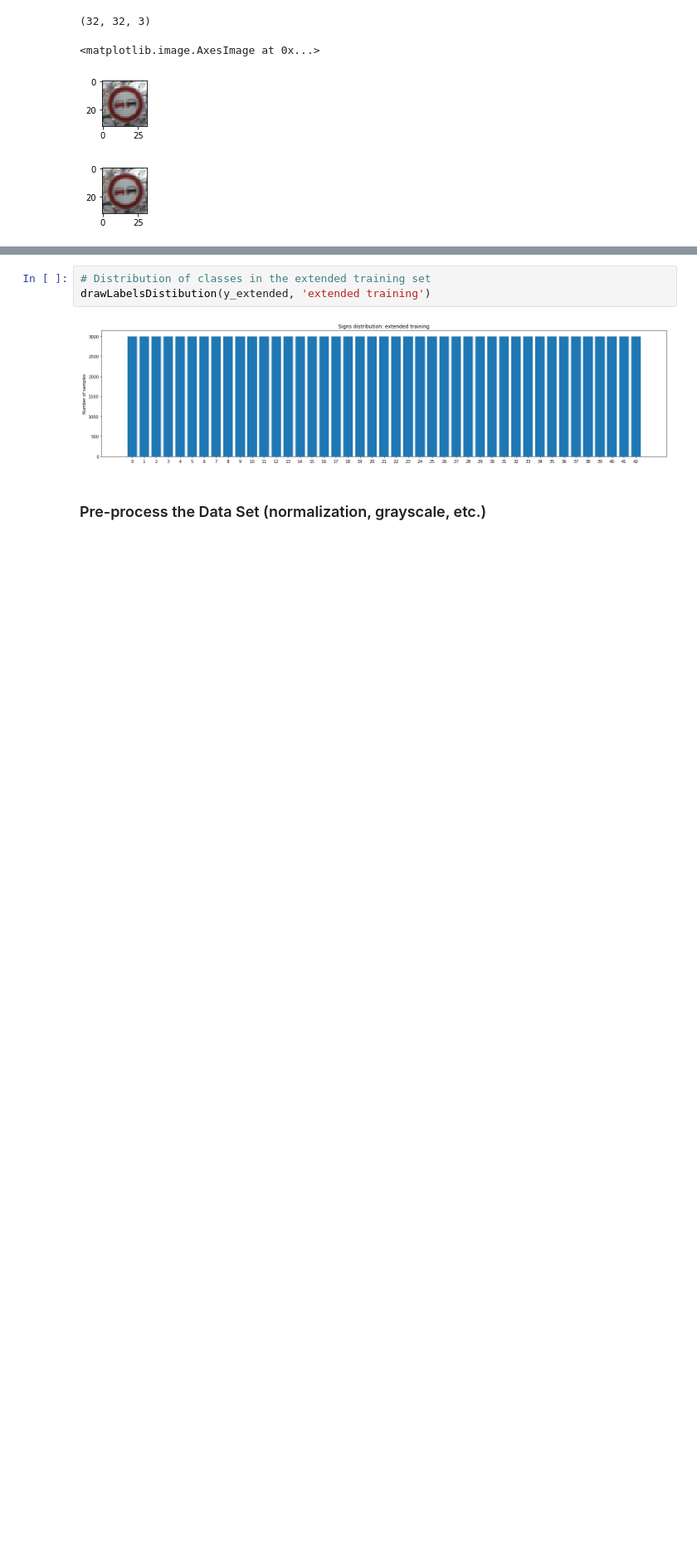
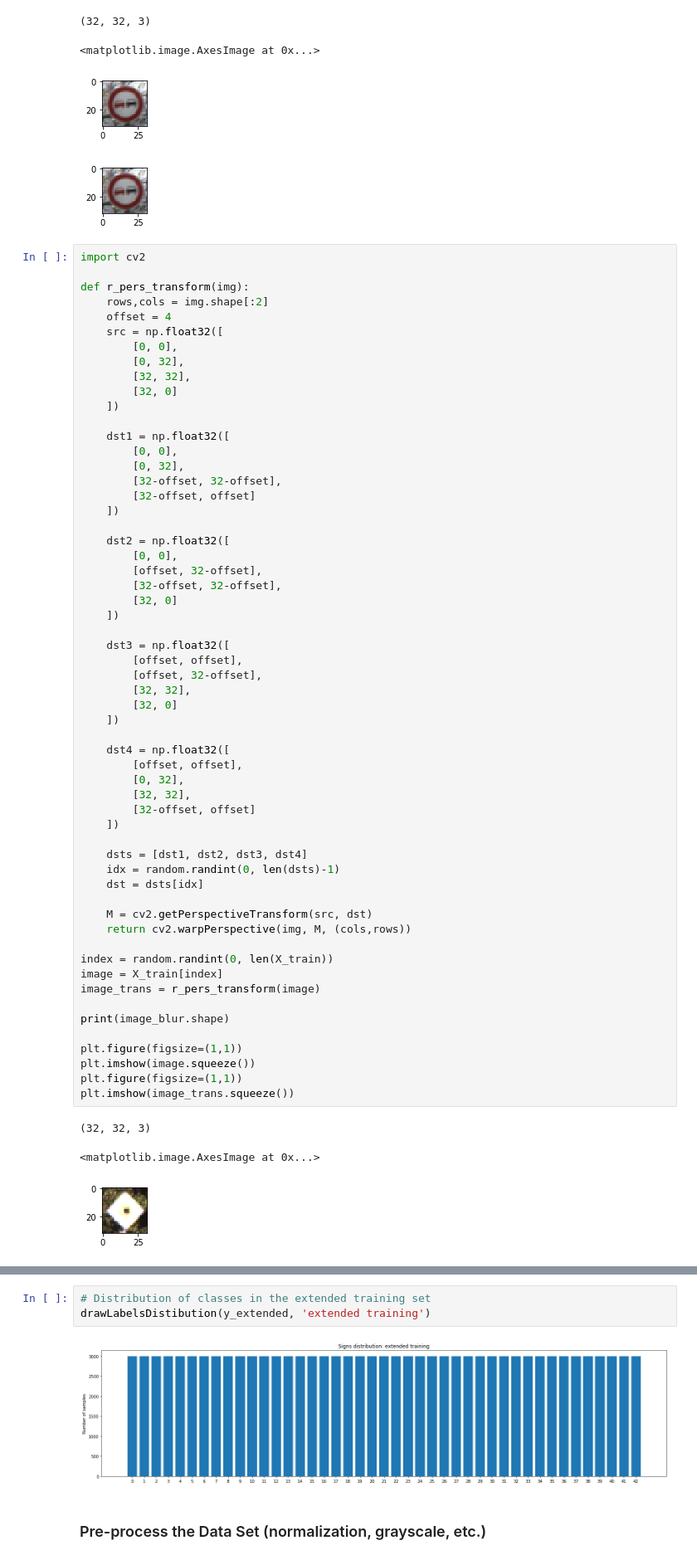
Before and after one commit to nyukhalov/CarND-Traffic-Sign-Classifier-Project, a Jupyter notebook: Traffic_Sign_Classifier.ipynb, the cells around one changed output, grey strips where cells are left out. Shown at 83% size. Drawn from its saved outputs; the diff is of its cells as text; blank space fills up the shorter version.

```diff
--- a/Traffic_Sign_Classifier.ipynb
+++ b/Traffic_Sign_Classifier.ipynb
@@ -321,3 +321,65 @@ plt.imshow(image_blur.squeeze())
 <matplotlib.image.AxesImage at 0x...>
 [figure]
 [figure]
+# %%
+import cv2
+
+def r_pers_transform(img):
+    rows,cols = img.shape[:2]
+    offset = 4
+    src = np.float32([
+        [0, 0],
+        [0, 32],
+        [32, 32],
+        [32, 0]
+    ])
+
+    dst1 = np.float32([
+        [0, 0],
+        [0, 32],
+        [32-offset, 32-offset],
+        [32-offset, offset]
+    ])
+
+    dst2 = np.float32([
+        [0, 0],
+        [offset, 32-offset],
+        [32-offset, 32-offset],
+        [32, 0]
+    ])
+
+    dst3 = np.float32([
+        [offset, offset],
+        [offset, 32-offset],
+        [32, 32],
+        [32, 0]
+    ])
+
+    dst4 = np.float32([
+        [offset, offset],
+        [0, 32],
+        [32, 32],
+        [32-offset, offset]
+    ])
+
+    dsts = [dst1, dst2, dst3, dst4]
+    idx = random.randint(0, len(dsts)-1)
+    dst = dsts[idx]
+
+    M = cv2.getPerspectiveTransform(src, dst)
+    return cv2.warpPerspective(img, M, (cols,rows))
+
+index = random.randint(0, len(X_train))
+image = X_train[index]
+image_trans = r_pers_transform(image)
+
+print(image_blur.shape)
+
+plt.figure(figsize=(1,1))
+plt.imshow(image.squeeze())
+plt.figure(figsize=(1,1))
+plt.imshow(image_trans.squeeze())
+# %% [output]
+(32, 32, 3)
+<matplotlib.image.AxesImage at 0x...>
+[figure, added]
```
Also changed, not shown: parts of 6 cells of this notebook, 4 other files.
